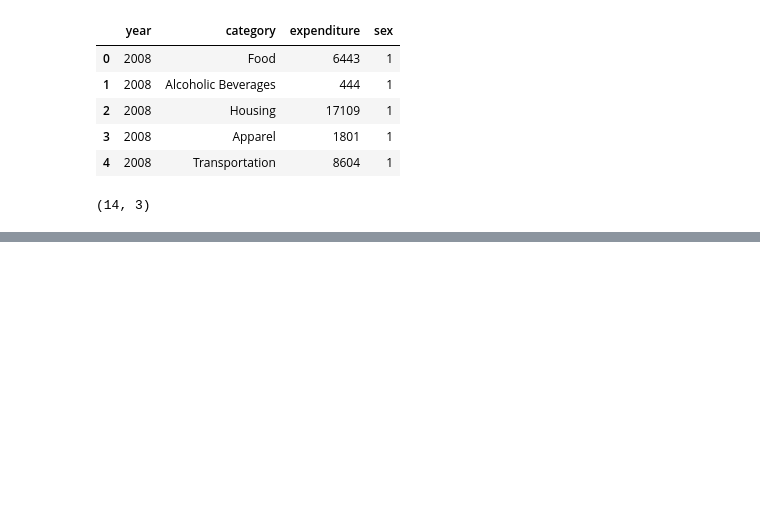
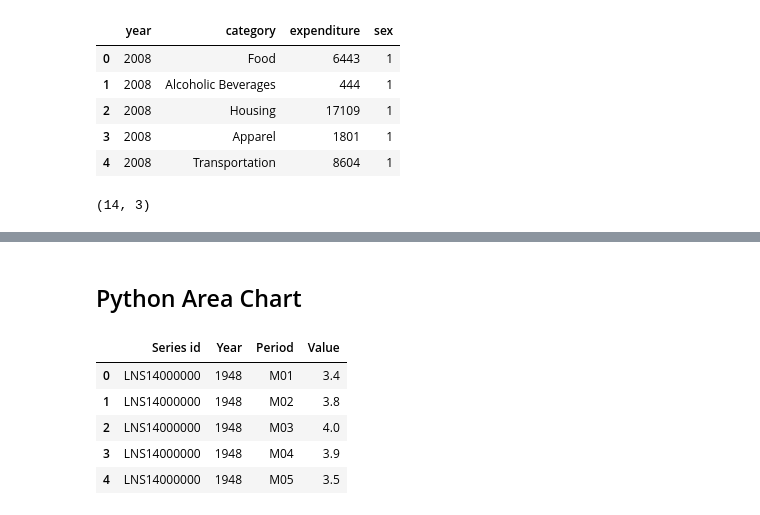
Before and after one commit to joshgreenert/Python-Projects, a Jupyter notebook: Data Presentation and Visualization/Week_5_6/Assignment_5_6_Charts_JGreenert.ipynb, the cells around one changed output, grey strips where cells are left out. Cells and saved outputs as stored; diff of their text form; code cells hidden in the pictures; blank space fills up the shorter version.

```diff
--- a/Data Presentation and Visualization/Week_5_6/Assignment_5_6_Charts_JGreenert.ipynb
+++ b/Data Presentation and Visualization/Week_5_6/Assignment_5_6_Charts_JGreenert.ipynb
@@ -51,0 +49,15 @@ plt.show()
+# %% [markdown]
+## Python Area Chart
+# %%
+# Set a new dataframe from the alt dataset.
+df_unemployment = pd.read_csv('unemployement-rate-1948-2010.csv')
+
+# Show the head of the data.
+df_unemployment.head(5)
+# %% [output]
+|  | Series id | Year | Period | Value |
+| 0 | LNS14000000 | 1948 | M01 | 3.4 |
+| 1 | LNS14000000 | 1948 | M02 | 3.8 |
+| 2 | LNS14000000 | 1948 | M03 | 4.0 |
+| 3 | LNS14000000 | 1948 | M04 | 3.9 |
+| 4 | LNS14000000 | 1948 | M05 | 3.5 |
```
Also changed, not shown: parts of 8 cells of this notebook, 1 other file.
